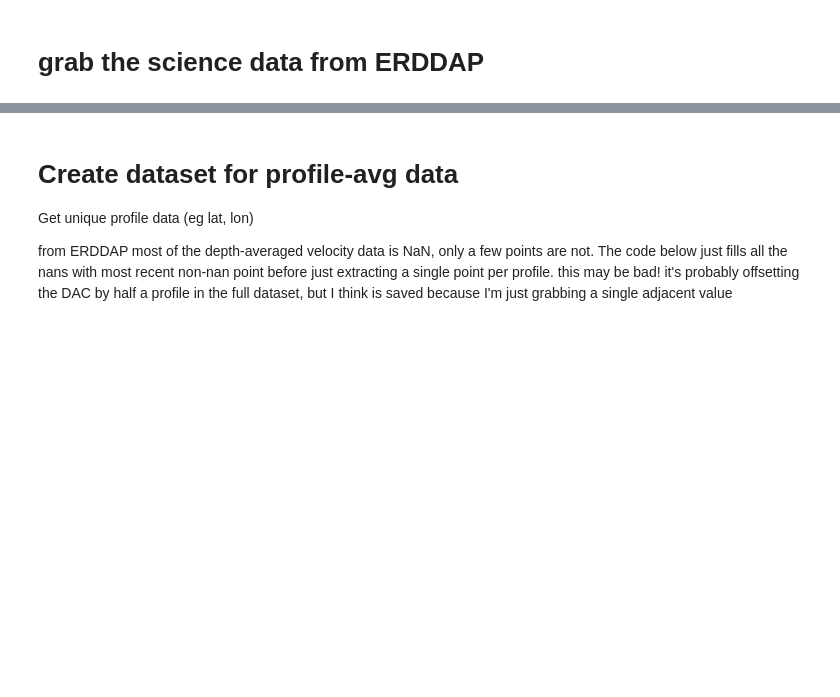
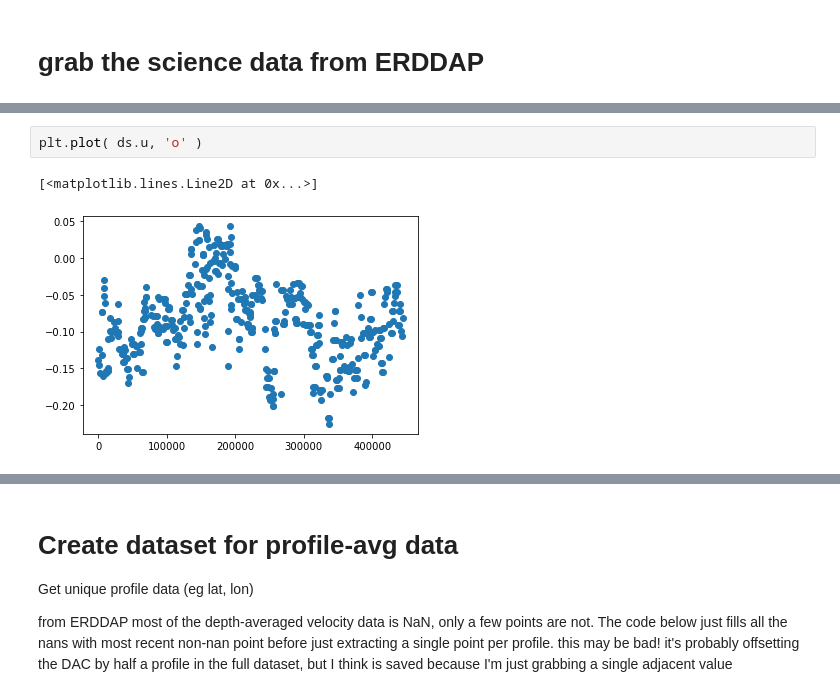
Before and after one commit to rucool/IOO_masters2020, a Jupyter notebook: RU29_anegada.ipynb, the cells around one changed output, grey strips where cells are left out. Saved outputs shown, nothing was run; the diff lists cells and outputs as text; blank space fills up the shorter version.

```diff
--- a/RU29_anegada.ipynb
+++ b/RU29_anegada.ipynb
@@ -54,3 +54,8 @@ Data variables:
     uuid:                            249194b5-4476-4604-84f0-6f2c87268141
     Westernmost_Easting:             -64.98642
     wmo_id:                          4802960
+# %%
+plt.plot( ds.u, 'o' )
+# %% [output]
+[<matplotlib.lines.Line2D at 0x...>]
+[figure, added]
```
Also changed, not shown: parts of 6 cells of this notebook.
